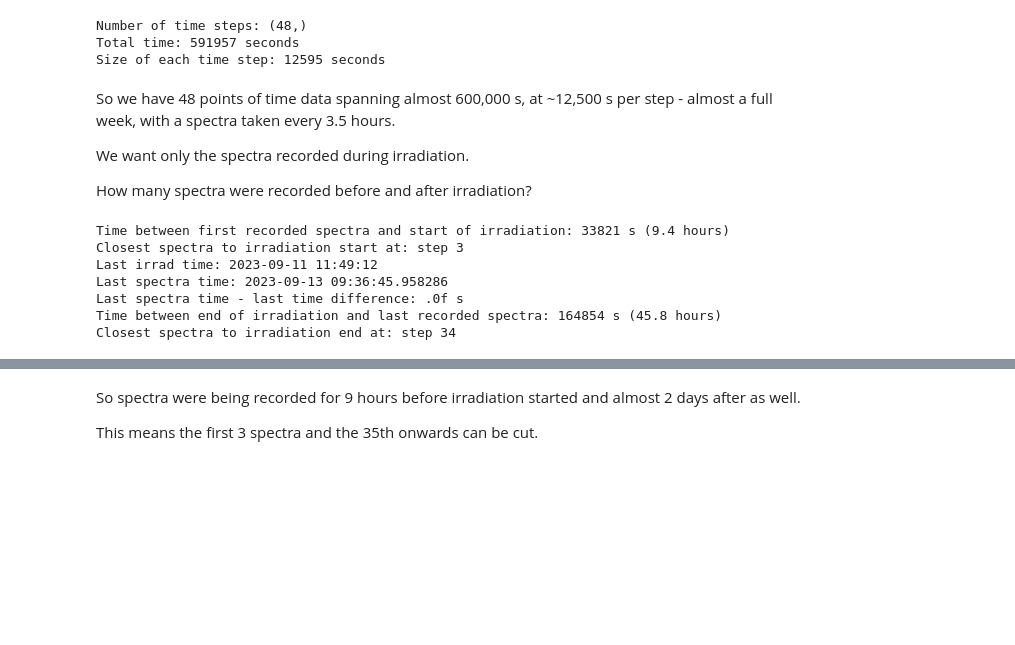
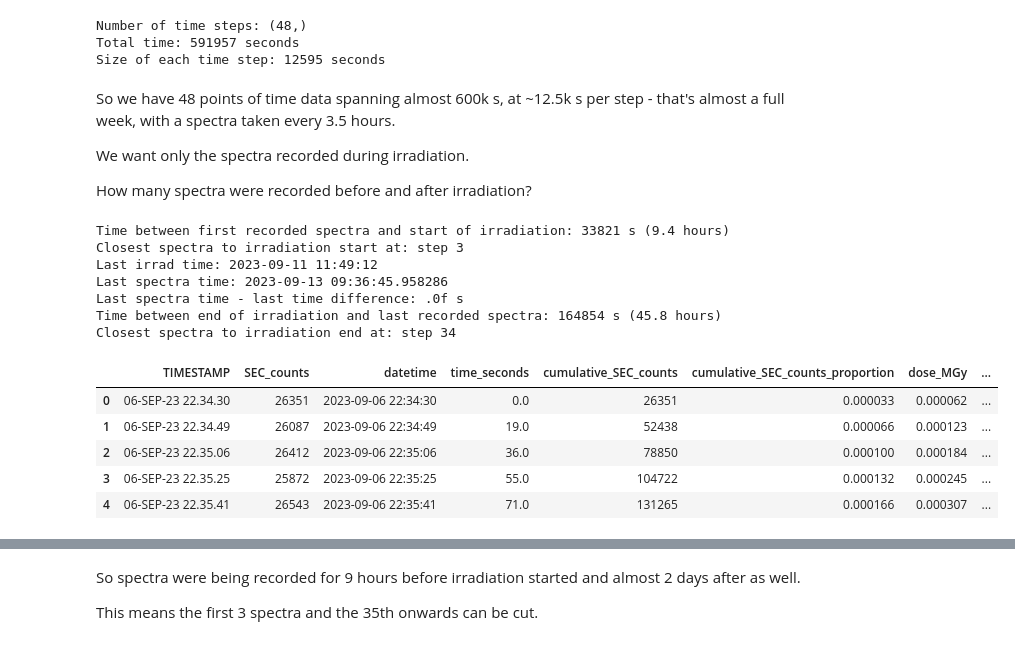
Before and after one commit to rsamconn/Fibre-optics-demo, a Jupyter notebook: fibre-demo.ipynb, the cells around one changed output, grey strips where cells are left out. Cells and saved outputs as stored; diff of their text form; code cells hidden in the pictures; blank space fills up the shorter version.

```diff
--- a/fibre-demo.ipynb
+++ b/fibre-demo.ipynb
@@ -204,7 +200,7 @@ Number of time steps: (48,)
 Total time: 591957 seconds
 Size of each time step: 12595 seconds
 # %% [markdown]
-So we have 48 points of time data spanning almost 600,000 s, at ~12,500 s per step - almost a full week, with a spectra taken every 3.5 hours.
+So we have 48 points of time data spanning almost 600k s, at ~12.5k s per step -  that's almost a full week, with a spectra taken every 3.5 hours.
 
 We want only the spectra recorded during irradiation.
 
@@ -240,3 +236,15 @@ Last spectra time: 2023-09-13 09:36:45.958286
 Last spectra time - last time difference: .0f s
 Time between end of irradiation and last recorded spectra: 164854 s (45.8 hours)
 Closest spectra to irradiation end at: step 34
+# %%
+# Add a column to irradiation_df_clean showing the total time elapsed since the first spectra measurement
+irradiation_df_clean['total_time_since_first_spectra'] = irradiation_df_clean['time_seconds'] + time_difference
+display(irradiation_df_clean.head())
+display(irradiation_df_clean.tail())
+# %% [output]
+|  | TIMESTAMP | SEC_counts | datetime | time_seconds | cumulative_SEC_counts | cumulative_SEC_counts_proportion | dose_MGy | ... |
+| 0 | 06-SEP-23 22.34.30 | 26351 | 2023-09-06 22:34:30 | 0.0 | 26351 | 0.000033 | 0.000062 | ... |
+| 1 | 06-SEP-23 22.34.49 | 26087 | 2023-09-06 22:34:49 | 19.0 | 52438 | 0.000066 | 0.000123 | ... |
+| 2 | 06-SEP-23 22.35.06 | 26412 | 2023-09-06 22:35:06 | 36.0 | 78850 | 0.000100 | 0.000184 | ... |
+| 3 | 06-SEP-23 22.35.25 | 25872 | 2023-09-06 22:35:25 | 55.0 | 104722 | 0.000132 | 0.000245 | ... |
+| 4 | 06-SEP-23 22.35.41 | 26543 | 2023-09-06 22:35:41 | 71.0 | 131265 | 0.000166 | 0.000307 | ... |
```
Also changed, not shown: parts of 12 cells of this notebook.
